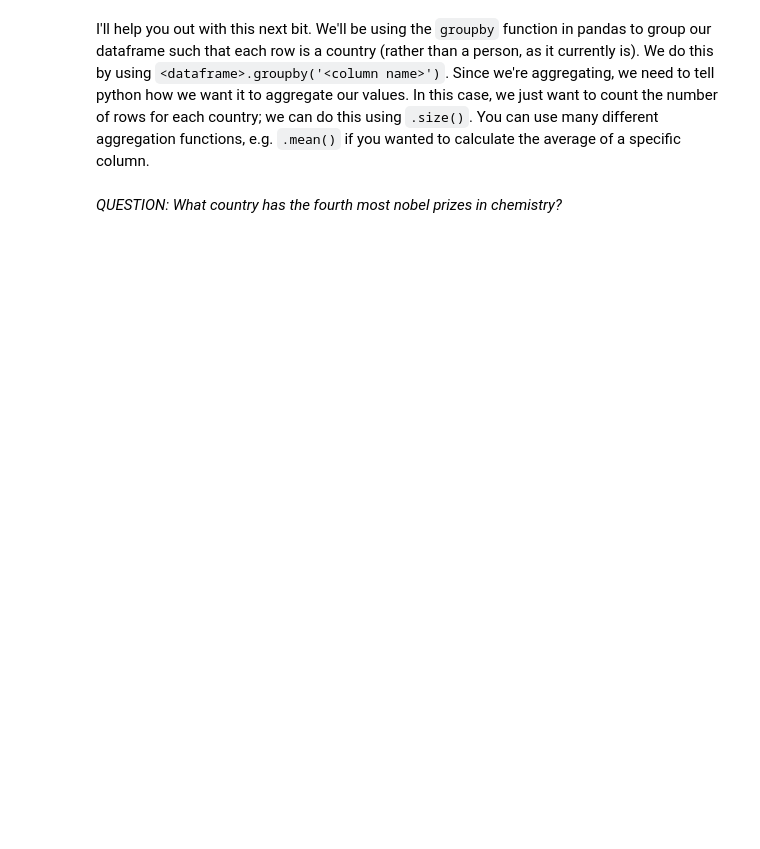
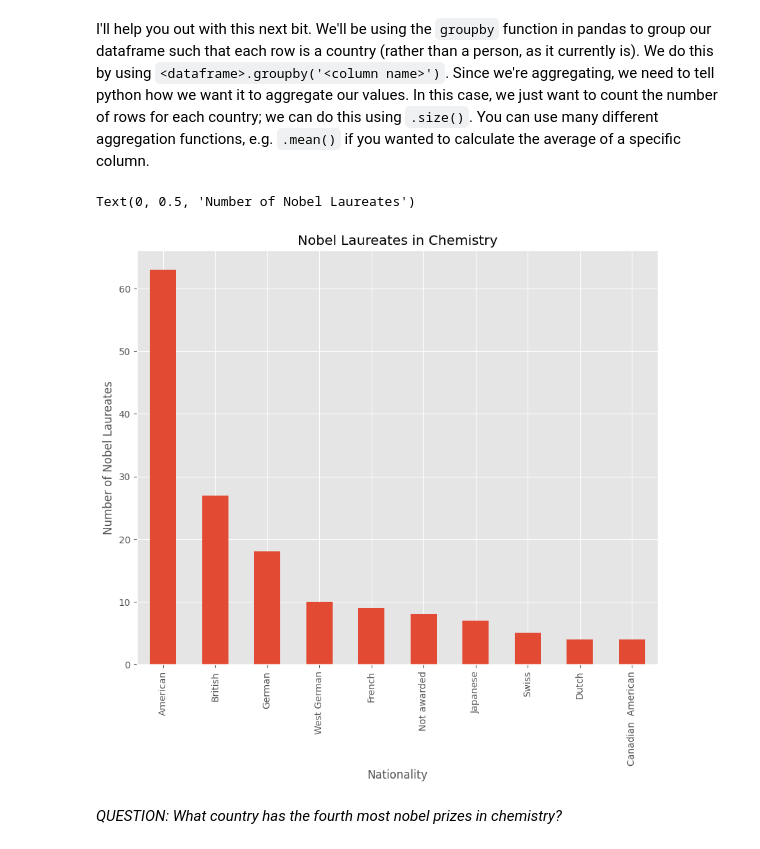
Before and after one commit to malvikamurkumbi/QM2, a Jupyter notebook: notebooks/W02. Pandas.ipynb, the cells around one changed output. Cells and saved outputs as stored; diff of their text form; code cells hidden in the pictures; blank space fills up the shorter version.

```diff
--- a/notebooks/W02. Pandas.ipynb
+++ b/notebooks/W02. Pandas.ipynb
@@ -427,5 +498,9 @@ And there we have it; a nicely formatted dataframe ready for analysis, straight
 Using the following URL https://en.wikipedia.org/wiki/List_of_Nobel_laureates_in_Chemistry create a plot of the top 10 countries in terms of nobel laureates. First, follow the steps below:
 # %%
 # scrape the table of Nobel Laureates in Chemistry using read_html. remember, this gives us a LIST of dataframes! lets call this list chem_tables
+url ='https://en.wikipedia.org/wiki/List_of_Nobel_laureates_in_Chemistry'
+chem_tables = pandas.read_html(url)
 
 # select the first dataframe from this list and call it chem
+chem = chem_tables[0]
+chem
@@ -433,11 +522,18 @@ Using the following URL https://en.wikipedia.org/wiki/List_of_Nobel_laureates_in
 I'll help you out with this next bit. We'll be using the `groupby` function in pandas to group our dataframe such that each row is a country (rather than a person, as it currently is). We do this by using `<dataframe>.groupby('<column name>')`. Since we're aggregating, we need to tell python how we want it to aggregate our values. In this case, we just want to count the number of rows for each country; we can do this using `.size()`. You can use many different aggregation functions, e.g. `.mean()` if you wanted to calculate the average of a specific column.
 # %%
 # here, we're creating a new dataframe called 'country' in which each row is a country, and the values represent the number of nobel laureates.
-countries=chem.groupby('Country[B]').size()
+countries = chem.groupby('Nationality[B]').size()
 
 #now let's sort it in descending order
 countries.sort_values(ascending=False)
 
 # finally, plot the top 10 countries
+countries.sort_values(ascending=False).head(10).plot(kind='bar')
+plt.title('Nobel Laureates in Chemistry')
+plt.xlabel('Nationality')
+plt.ylabel('Number of Nobel Laureates')
+# %% [output]
+Text(0, 0.5, 'Number of Nobel Laureates')
+[figure, added]
 # %% [markdown]
 *QUESTION: What country has the fourth most nobel prizes in chemistry?*
```
Also changed, not shown: parts of 12 cells of this notebook.
